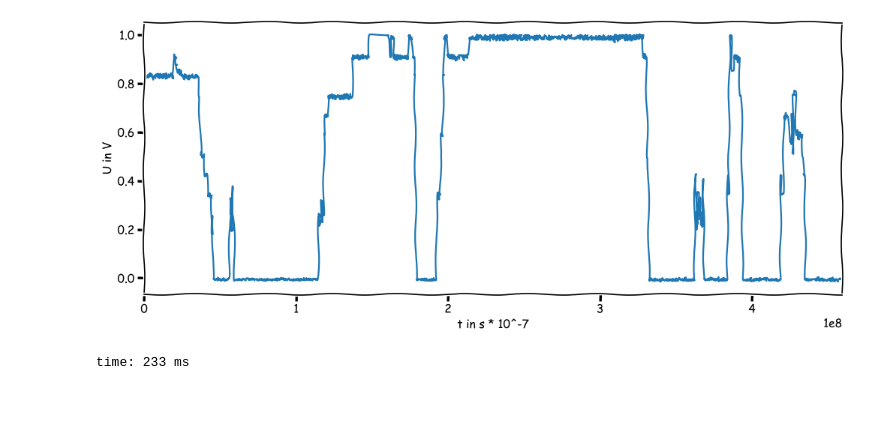
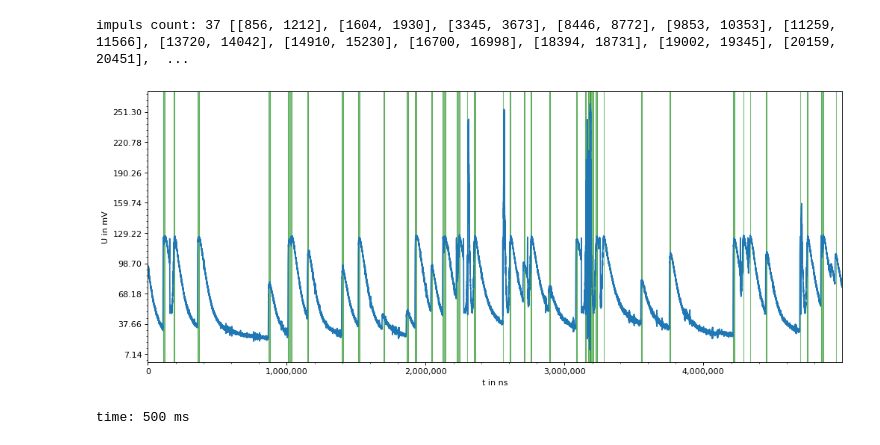
Before and after one commit to SushiTee/TUDNeutron, a Jupyter notebook: plot/ADC-Plot.ipynb, the cells around one changed output. Saved outputs shown, nothing was run; the diff lists cells and outputs as text; code cells hidden in the pictures; blank space fills up the shorter version.

Commit message:
updated example plot including impulse detection by simple dynamic trigger

```diff
--- a/plot/ADC-Plot.ipynb
+++ b/plot/ADC-Plot.ipynb
@@ -13,0 +12,2 @@ time: 997 µs
+# %%
+file = "DC/2020-06-15T11.20.41_Sensor_1.bin"
@@ -114,7 +184,9 @@ time: 9.01 ms
 # %%
-data = read_data(1, 0, 0, file)
+data = read_data(1, 0, 50000, file, 1)
+impuls_ranges = detect_peaks(data['y'])
 if data:
-    plot_data(data)
+    plot_data(data, impuls_ranges)
 # %% [output]
+impuls count: 37 [[856, 1212], [1604, 1930], [3345, 3673], [8446, 8772], [9853, 10353], [11259, 11566], [13720, 14042], [14910, 15230], [16700, 16998], [18394, 18731], [19002, 19345], [20159, 20451],  ...
-[figure, old version]
+[figure, new version]
-time: 233 ms
+time: 500 ms
```
Also changed, not shown: parts of 5 cells of this notebook.
